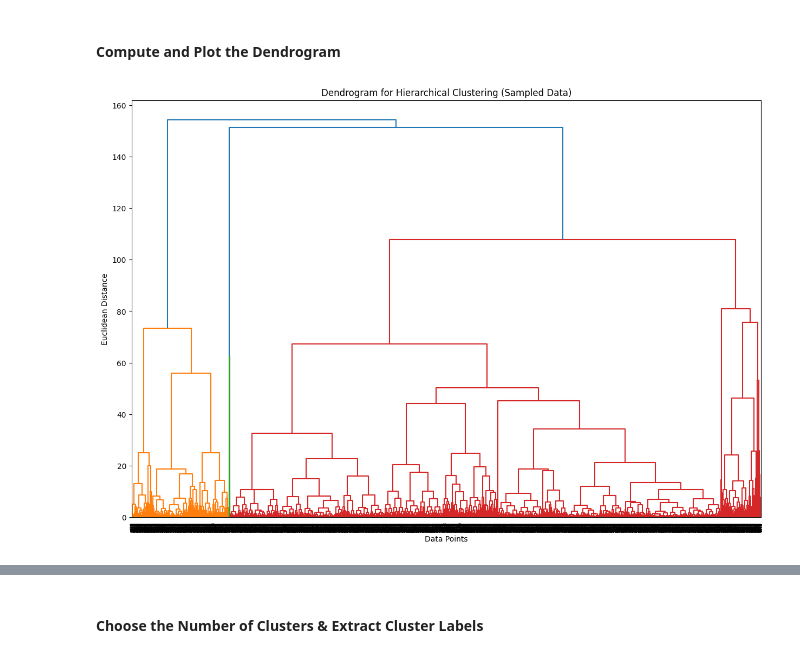
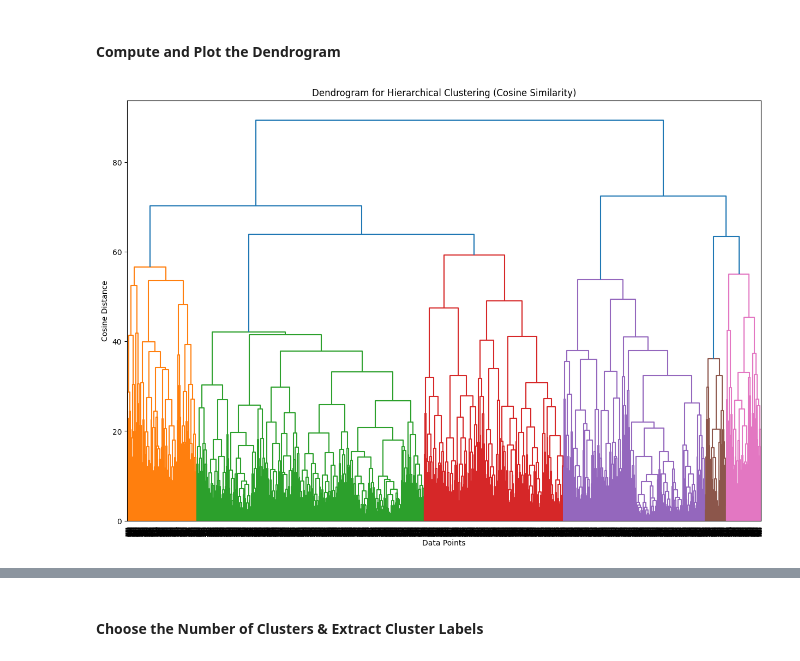
Before and after one commit to AkhilaAnnireddy/Machine_learning_project, a Jupyter notebook: Models/clustering_model_impl.ipynb, the cells around one changed output, grey strips where cells are left out. Saved outputs shown, nothing was run; the diff lists cells and outputs as text; code cells hidden in the pictures.

```diff
--- a/Models/clustering_model_impl.ipynb
+++ b/Models/clustering_model_impl.ipynb
@@ -256,11 +258,14 @@ Variance retained after PCA - 6 components: 95.24%
 #### Compute and Plot the Dendrogram
 # %%
 user_data_sample = user_data_pca.sample(n=5000, random_state=42)
+cosine_distance = squareform(pdist(user_data_sample, metric='cosine'))
+linkage_matrix = linkage(cosine_distance, method='complete')
+
 plt.figure(figsize=(15, 10))
-dendrogram = sch.dendrogram(sch.linkage(user_data_sample, method='ward'))
-plt.title("Dendrogram for Hierarchical Clustering (Sampled Data)")
+dendrogram(linkage_matrix)
+plt.title("Dendrogram for Hierarchical Clustering (Cosine Similarity)")
 plt.xlabel("Data Points")
-plt.ylabel("Euclidean Distance")
+plt.ylabel("Cosine Distance")
 plt.show()
 # %% [output]
-[figure, old version]
+[figure, new version]
```
Also changed, not shown: parts of 3 cells of this notebook, 4 other files.
